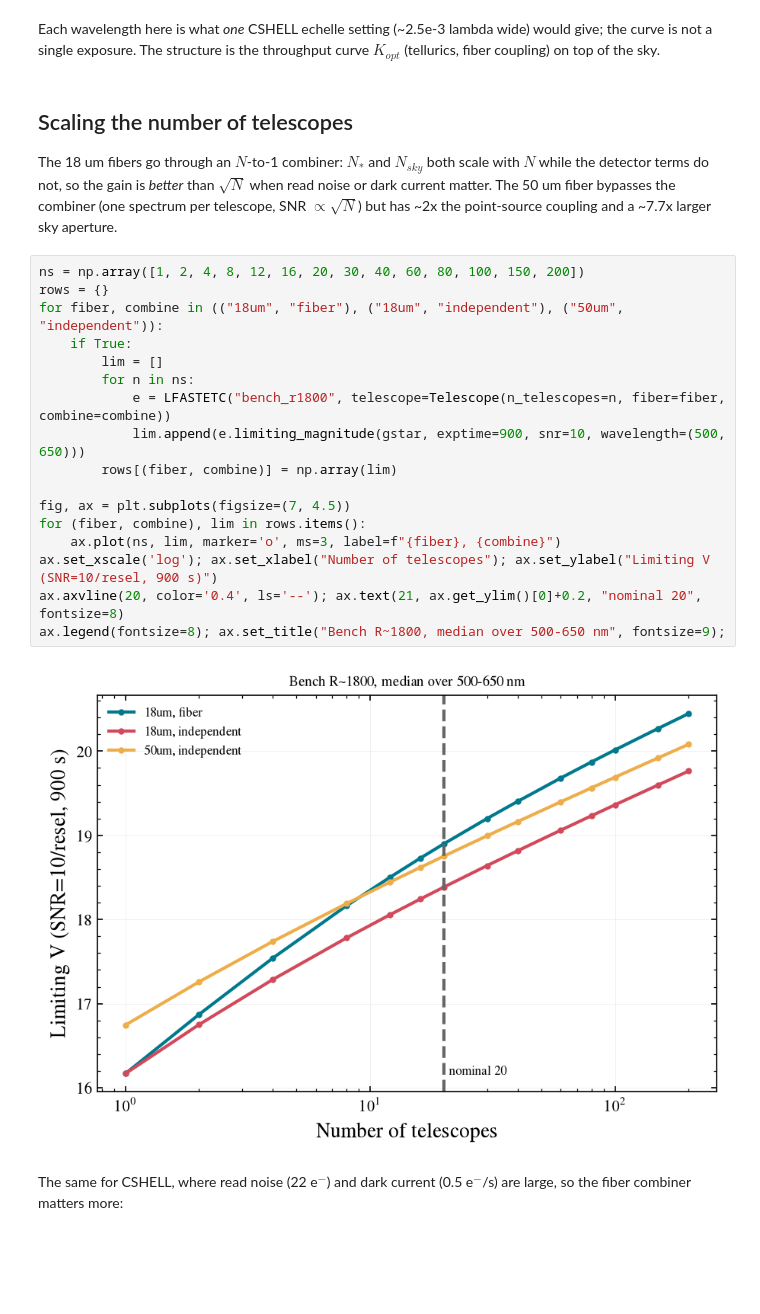
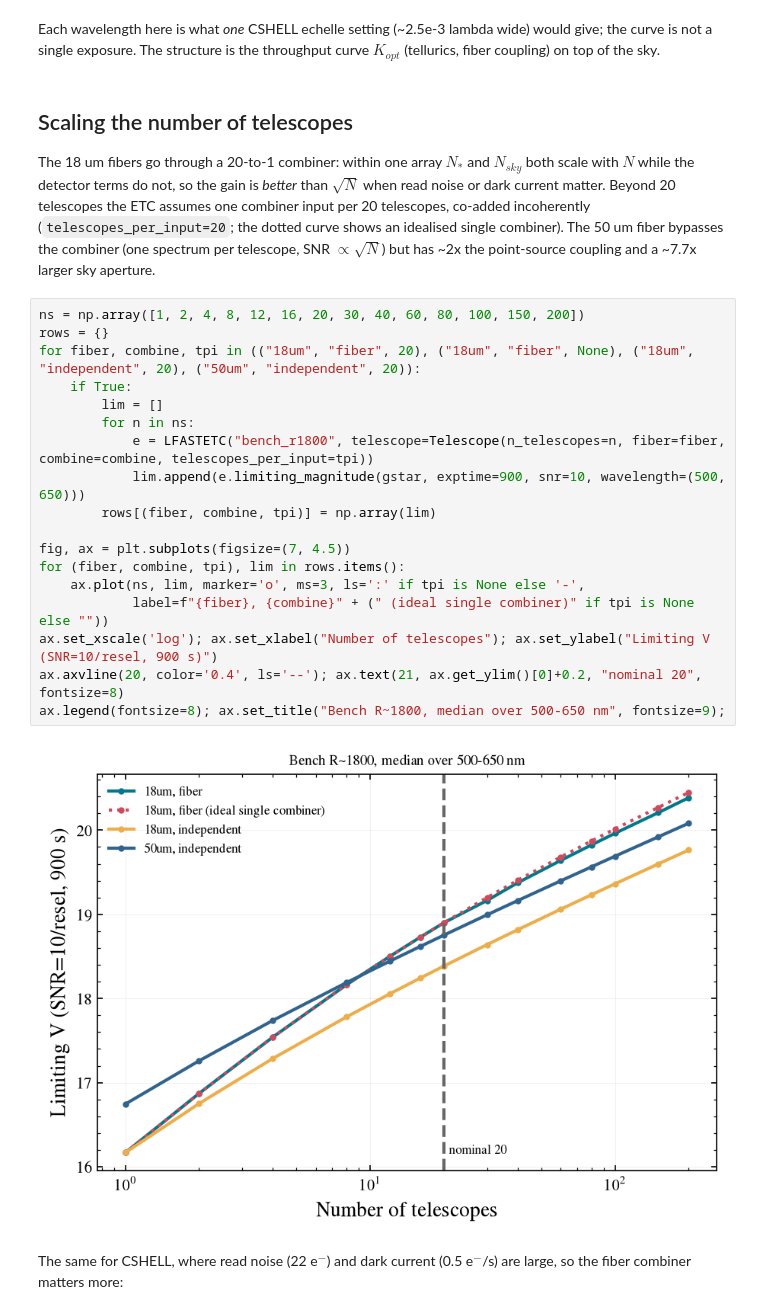
Before and after one commit to schmidt-observatories/lfast-etc, a Jupyter notebook: notebooks/02_sensitivity_maps_and_array_scaling.ipynb, the cells around one changed output. Saved outputs shown, nothing was run; the diff lists cells and outputs as text; blank space fills up the shorter version.

```diff
--- a/notebooks/02_sensitivity_maps_and_array_scaling.ipynb
+++ b/notebooks/02_sensitivity_maps_and_array_scaling.ipynb
@@ -59,29 +59,32 @@ coupling) on top of the sky.
 # %% [markdown]
 ## Scaling the number of telescopes
 
-The 18 um fibers go through an $N$-to-1 combiner: $N_*$ and $N_{sky}$ both scale with $N$ while the
-detector terms do not, so the gain is *better* than $\sqrt{N}$ when read noise or dark current
-matter. The 50 um fiber bypasses the combiner (one spectrum per telescope, SNR $\propto\sqrt N$)
-but has ~2x the point-source coupling and a ~7.7x larger sky aperture.
+The 18 um fibers go through a 20-to-1 combiner: within one array $N_*$ and $N_{sky}$ both scale with
+$N$ while the detector terms do not, so the gain is *better* than $\sqrt{N}$ when read noise or dark
+current matter. Beyond 20 telescopes the ETC assumes one combiner input per 20 telescopes, co-added
+incoherently (`telescopes_per_input=20`; the dotted curve shows an idealised single combiner). The
+50 um fiber bypasses the combiner (one spectrum per telescope, SNR $\propto\sqrt N$) but has ~2x the
+point-source coupling and a ~7.7x larger sky aperture.
 # %%
 ns = np.array([1, 2, 4, 8, 12, 16, 20, 30, 40, 60, 80, 100, 150, 200])
 rows = {}
-for fiber, combine in (("18um", "fiber"), ("18um", "independent"), ("50um", "independent")):
+for fiber, combine, tpi in (("18um", "fiber", 20), ("18um", "fiber", None), ("18um", "independent", 20), ("50um", "independent", 20)):
     if True:
         lim = []
         for n in ns:
-            e = LFASTETC("bench_r1800", telescope=Telescope(n_telescopes=n, fiber=fiber, combine=combine))
+            e = LFASTETC("bench_r1800", telescope=Telescope(n_telescopes=n, fiber=fiber, combine=combine, telescopes_per_input=tpi))
             lim.append(e.limiting_magnitude(gstar, exptime=900, snr=10, wavelength=(500, 650)))
-        rows[(fiber, combine)] = np.array(lim)
+        rows[(fiber, combine, tpi)] = np.array(lim)
 
 fig, ax = plt.subplots(figsize=(7, 4.5))
-for (fiber, combine), lim in rows.items():
-    ax.plot(ns, lim, marker='o', ms=3, label=f"{fiber}, {combine}")
+for (fiber, combine, tpi), lim in rows.items():
+    ax.plot(ns, lim, marker='o', ms=3, ls=':' if tpi is None else '-',
+            label=f"{fiber}, {combine}" + (" (ideal single combiner)" if tpi is None else ""))
 ax.set_xscale('log'); ax.set_xlabel("Number of telescopes"); ax.set_ylabel("Limiting V (SNR=10/resel, 900 s)")
 ax.axvline(20, color='0.4', ls='--'); ax.text(21, ax.get_ylim()[0]+0.2, "nominal 20", fontsize=8)
 ax.legend(fontsize=8); ax.set_title("Bench R~1800, median over 500-650 nm", fontsize=9);
 # %% [output]
-[figure, old version]
+[figure, new version]
 # %% [markdown]
 The same for CSHELL, where read noise (22 e$^-$) and dark current (0.5 e$^-$/s) are large, so the fiber combiner matters more:
 # %%
```
Also changed, not shown: parts of 2 cells of this notebook, 9 other files.
